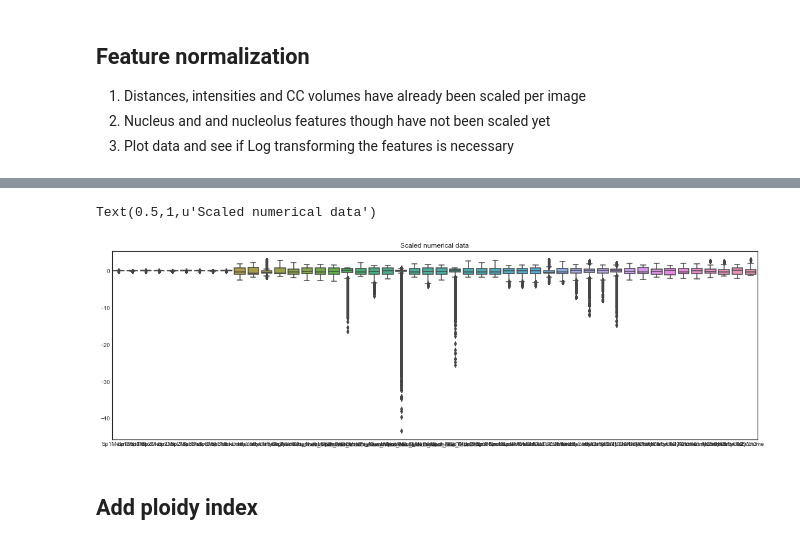
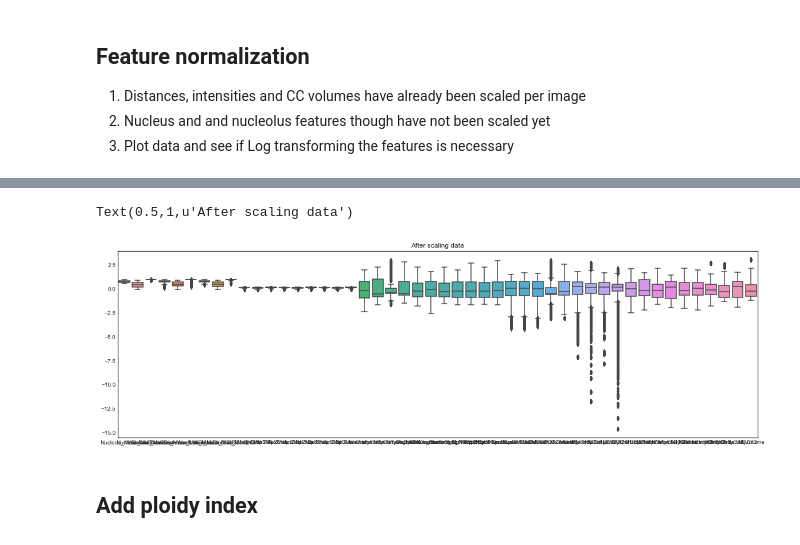
Before and after one commit to Menigedegna/Point-Pattern-Analysis, a Jupyter notebook: MachineLearningRNADistribution.ipynb, the cells around one changed output, grey strips where cells are left out. Saved outputs shown, nothing was run; the diff lists cells and outputs as text; code cells hidden in the pictures.

```diff
--- a/MachineLearningRNADistribution.ipynb
+++ b/MachineLearningRNADistribution.ipynb
@@ -173,5 +181,4 @@ Result = pd.read_csv(FilePath)
 3. Plot data and see if Log transforming the features is necessary
 # %%
 #del features
-Result=Result.drop("Unnamed: 0", axis=1)#after reading file
 Result.columns
@@ -180,0 +206,3 @@ Result.columns
+# %%
+#remove SpotId column
+Result=Result.drop("SpotId", axis=1)
@@ -203,3 +238,0 @@ newdf.head()
-# %%
-#remove SpotId column
-newdf=newdf.drop("SpotId", axis=1)
@@ -205,0 +241,18 @@ newdf=newdf.drop("SpotId", axis=1)
+# %%
+NumberOfSpots=["Sp1NumbSpot", "Sp2NumbSpot", "Sp3NumbSpot", "Nucleolus_NumbSpot", "Nucleus_NumbSpot", "Chromocenters_NumbSpot"]
+DistanceFeatures=["Sp1MeanDist", "Sp1MinDist", "Sp1MaxDist",
+          "Sp2MeanDist", "Sp2MinDist", "Sp2MaxDist",
+          "Sp3MeanDist", "Sp3MinDist", "Sp3MaxDist",
+          "Nucleolus_MeanDist", "Nucleolus_MinDist", "Nucleolus_MaxDist",
+          "Nucleus_MeanDist", "Nucleus_MinDist", "Nucleus_MaxDist",
+          "Chromocenters_MeanDist", "Chromocenters_MinDist", "Chromocenters_MaxDist"]
+FactorColumns=["FociType"]
+for c in FactorColumns:
+    newdf[c] = pd.factorize(newdf[c])[0]
+for c in NumberOfSpots:
+    newdf[c] = newdf[c].fillna(0)
+for c in DistanceFeatures:
+    newdf[c] = newdf[c].fillna(10)
+#Replace other NaN by 0
+newdf=newdf.fillna(0)
+newdf.head()
@@ -206,12 +267,12 @@ newdf=newdf.drop("SpotId", axis=1)
 # %%
 #Boxplot feature before removing outliers
 test=newdf.drop(["FociType", "File"], axis=1)
 f, ax = plt.subplots(figsize=(20, 6))
 sns.boxplot(data=test)
-plt.title("Scaled numerical data")
+plt.title("After scaling data")
 # %% [output]
-Text(0.5,1,u'Scaled numerical data')
+Text(0.5,1,u'After scaling data')
-[figure, old version]
+[figure, new version]
 # %% [markdown]
 ## Add ploidy index
 # %%
```
Also changed, not shown: parts of 97 cells of this notebook.
